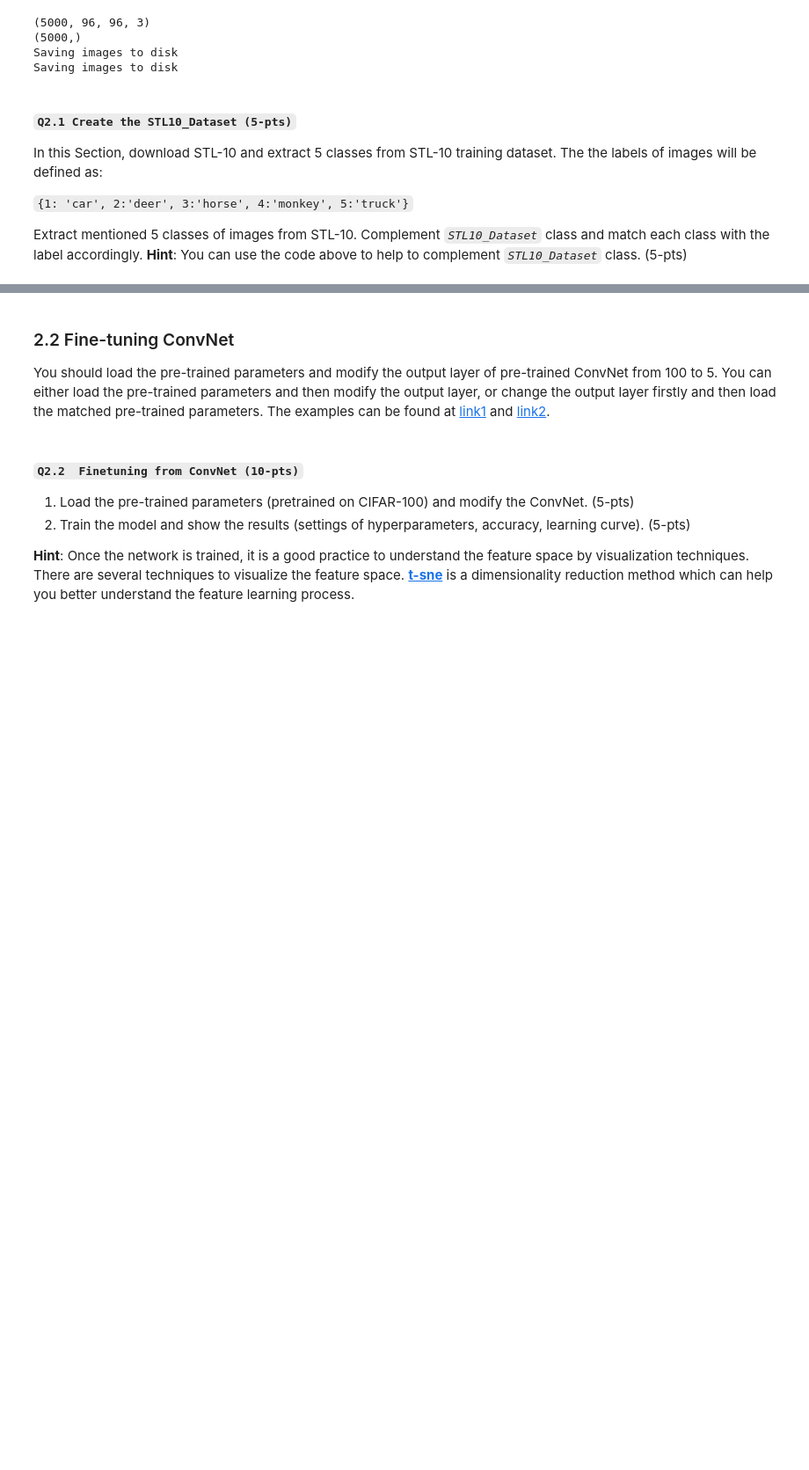
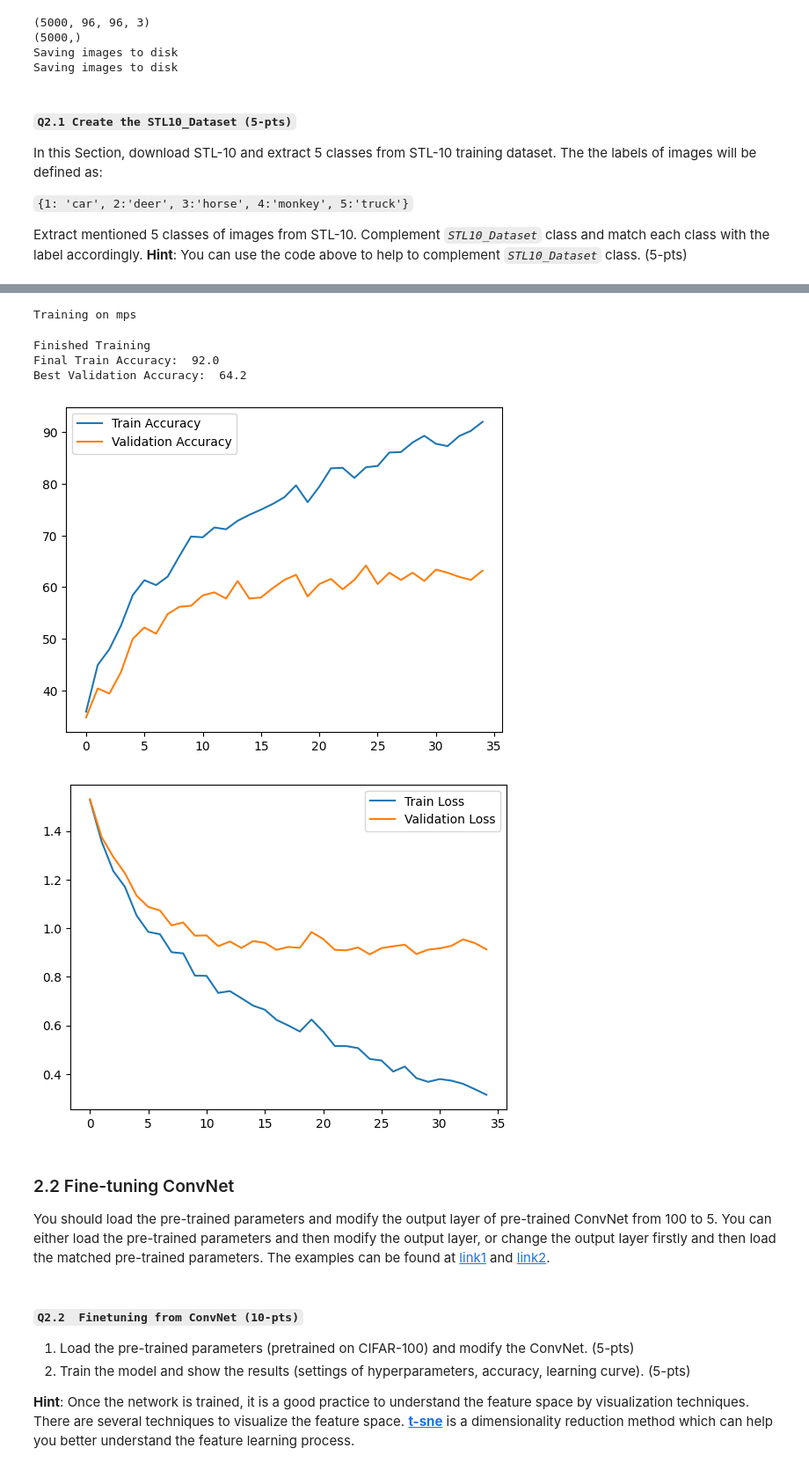
Before and after one commit to dgcnz/uva-cv1-lab5, a Jupyter notebook: notebooks/CV1 Final Lab Pt2.ipynb, the cells around one changed output, grey strips where cells are left out. Shown at 88% size. Saved outputs shown, nothing was run; the diff lists cells and outputs as text; code cells hidden in the pictures; blank space fills up the shorter version.

```diff
--- a/notebooks/CV1 Final Lab Pt2.ipynb
+++ b/notebooks/CV1 Final Lab Pt2.ipynb
@@ -946,3 +878,20 @@ Best Validation Accuracy:  69.0
+# %%
+dataset_transforms = sized_transform(32)
+
+train_data_loader, val_data_loader, test_data_loader = get_dataloaders(STL10_Dataset, dataset_transforms["train"], dataset_transforms["val"])
+
+net = LeNet5DeepImproved(5)
+
+optimizer = optim.Adam(params=net.parameters(), lr=0.001)
+val_losses_lenet_stl = train(net, optimizer, train_data_loader, val_data_loader, epochs=35)
+evaluations_lenet_stl = evaluate(net, test_data_loader, test_data_loader.dataset.classes)
+# %% [output]
+Training on mps
+Finished Training
+Final Train Accuracy:  92.0
+Best Validation Accuracy:  64.2
+[figure, added]
+[figure, added]
 # %% [markdown]
 ### 2.2 Fine-tuning ConvNet
 You should load the pre-trained parameters and modify the output layer of pre-trained ConvNet from 100 to 5. You can either load the pre-trained parameters and then modify the output layer, or change the output layer firstly and then load the matched pre-trained parameters. The examples can be found at [link1](https://pytorch.org/tutorials/intermediate/torchvision_tutorial.html) and [link2](https://pytorch.org/tutorials/beginner/transfer_learning_tutorial.html).
```
Also changed, not shown: parts of 12 cells of this notebook, 2 other files.
